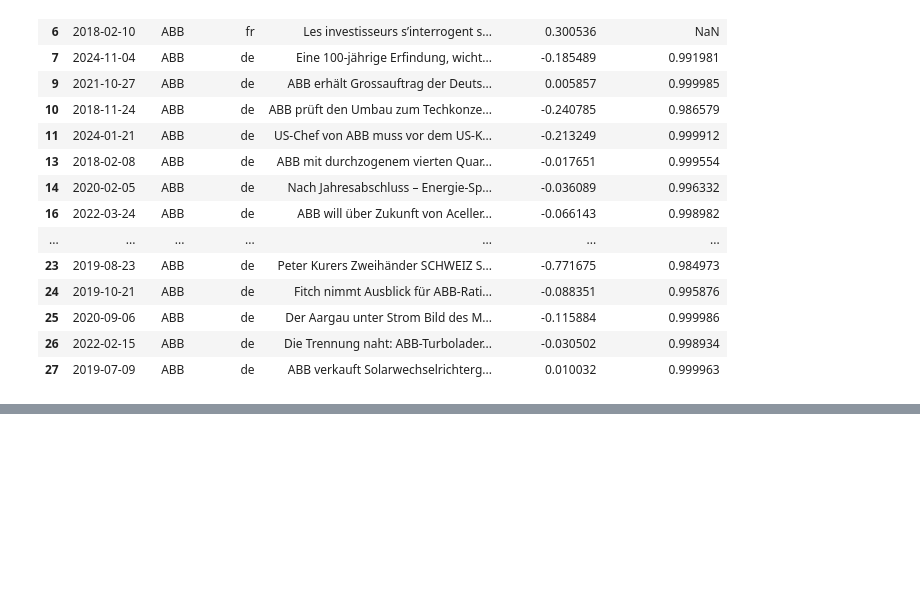
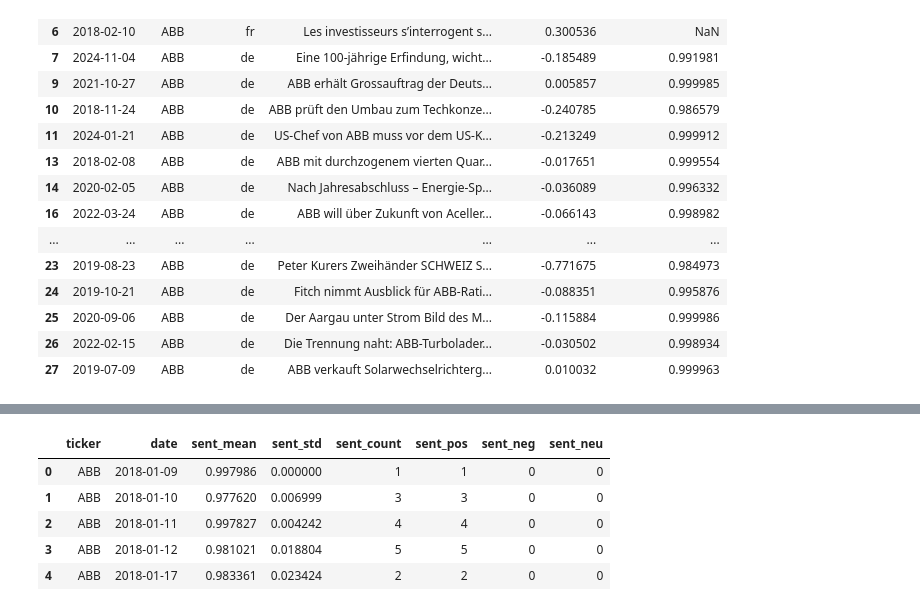
Before and after one commit to mkcakmak/multimodel-financial-time-series-with-sentiment, a Jupyter notebook: noteebooks/06_sentiment_categorized_news.ipynb, the cells around one changed output, grey strips where cells are left out. Saved outputs shown, nothing was run; the diff lists cells and outputs as text; code cells hidden in the pictures; blank space fills up the shorter version.

```diff
--- a/noteebooks/06_sentiment_categorized_news.ipynb
+++ b/noteebooks/06_sentiment_categorized_news.ipynb
@@ -343,0 +295,21 @@ plt.show()
+# %%
+# 1) Work on a copy to be safe
+tmp = tmp.copy()
+
+# 2) Keep only German articles and non-null FinBERT scores
+tmp = tmp[tmp["language"] == "de"].copy()
+tmp = tmp[~tmp["sent_score_finbert"].isna()].copy()
+
+# 3) Apply Denis' thresholds to create a fresh categorical label
+def cat_from_score(x):
+    if x <= -0.5:
+        return "negative"
+    elif x >= 0.5:
+        return "positive"
+    else:
+        return "neutral"
+
+tmp["sent_cat_finbert"] = tmp["sent_score_finbert"].apply(cat_from_score)
+
+# 4) Quick check: how many of each category?
+tmp["sent_cat_finbert"].value_counts()
@@ -343,0 +323,25 @@ plt.show()
+# %%
+daily_sent = (
+    tmp.groupby(["ticker", "date"])
+       .agg(
+           sent_mean=("sent_score_finbert", "mean"),
+           sent_std=("sent_score_finbert", "std"),
+           sent_count=("sent_score_finbert", "count"),
+           sent_pos=("sent_cat_finbert", lambda x: (x == "positive").sum()),
+           sent_neg=("sent_cat_finbert", lambda x: (x == "negative").sum()),
+           sent_neu=("sent_cat_finbert", lambda x: (x == "neutral").sum()),
+       )
+       .reset_index()
+)
+
+# If only 1 article that day → std is NaN → set to 0
+daily_sent["sent_std"] = daily_sent["sent_std"].fillna(0.0)
+
+daily_sent.head()
+# %% [output]
+|  | ticker | date | sent_mean | sent_std | sent_count | sent_pos | sent_neg | sent_neu |
+| 0 | ABB | 2018-01-09 | 0.997986 | 0.000000 | 1 | 1 | 0 | 0 |
+| 1 | ABB | 2018-01-10 | 0.977620 | 0.006999 | 3 | 3 | 0 | 0 |
+| 2 | ABB | 2018-01-11 | 0.997827 | 0.004242 | 4 | 4 | 0 | 0 |
+| 3 | ABB | 2018-01-12 | 0.981021 | 0.018804 | 5 | 5 | 0 | 0 |
+| 4 | ABB | 2018-01-17 | 0.983361 | 0.023424 | 2 | 2 | 0 | 0 |
```
Also changed, not shown: parts of 23 cells of this notebook.
